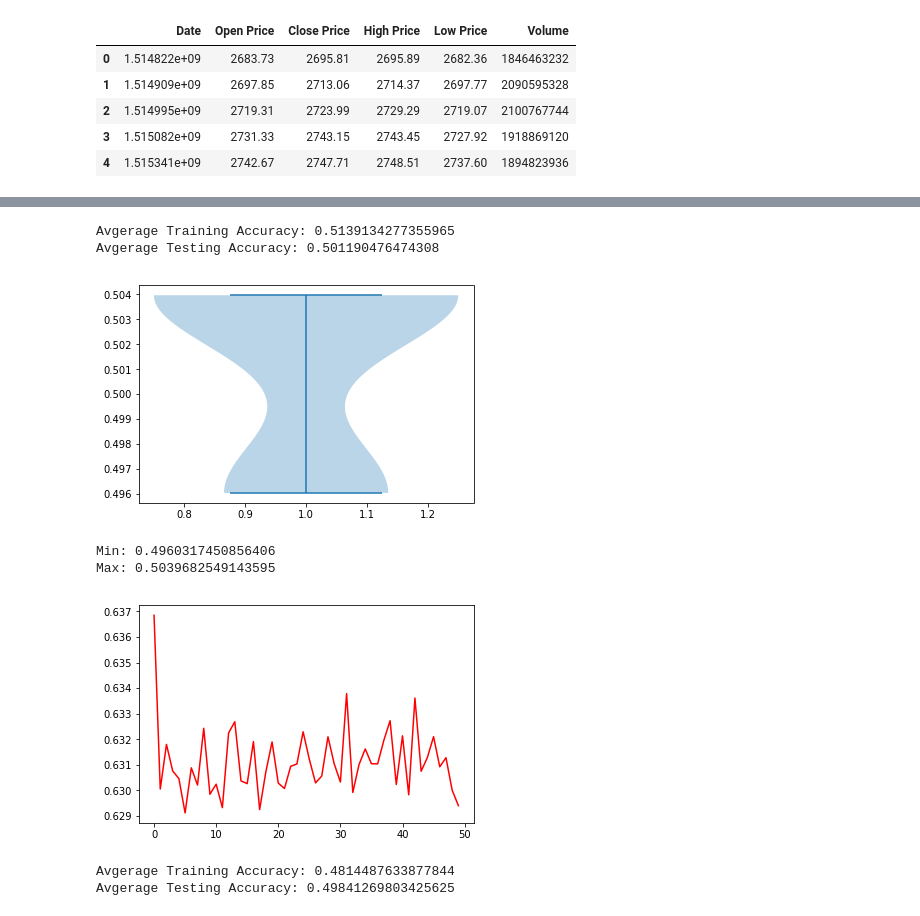
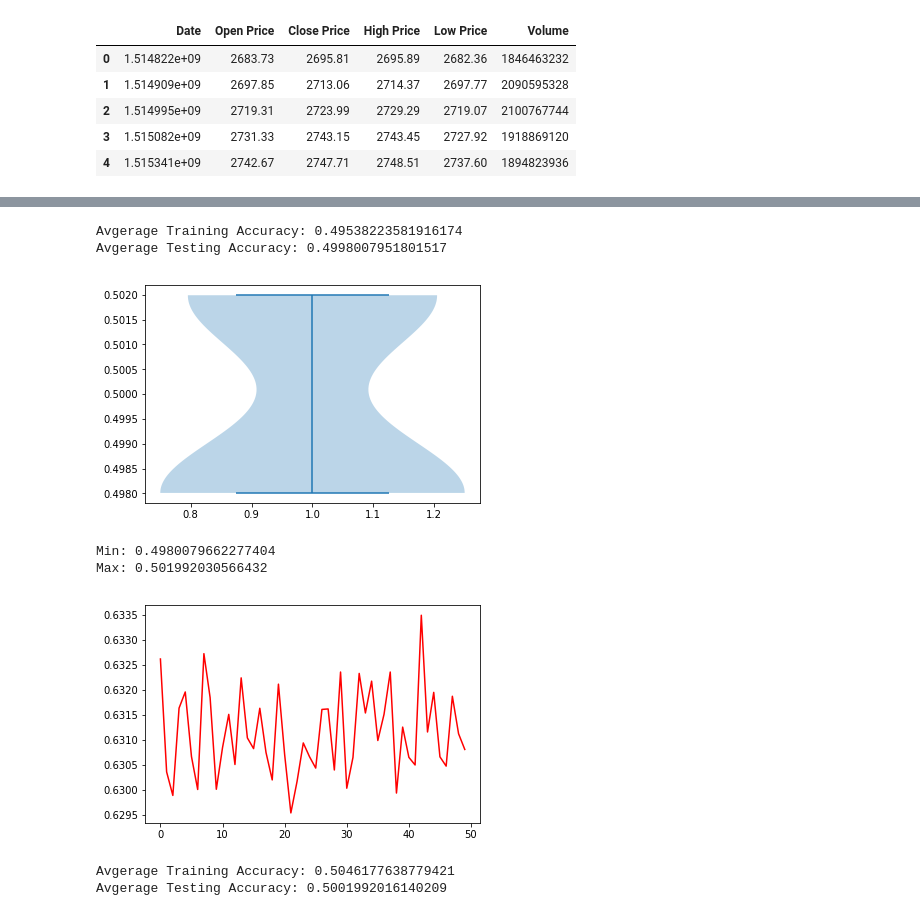
Before and after one commit to phoenix61231/data_analytics_hw3, a Jupyter notebook: hw3_Neural_Network.ipynb, the cells around one changed output, grey strips where cells are left out. Cells and saved outputs as stored; diff of their text form; code cells hidden in the pictures.

```diff
--- a/hw3_Neural_Network.ipynb
+++ b/hw3_Neural_Network.ipynb
@@ -31,6 +31,9 @@ test_data.insert(6,'movement',1)
 train_data.loc[train_mask, 'movement']=0
 test_data.loc[test_mask, 'movement']=0
 
+train_data['movement'] = train_data['movement'].shift(-1)
+test_data['movement'] = test_data['movement'].shift(-1)
+
 train_data['Date'] = train_data['Date'].map(lambda x:time.mktime(datetime.datetime.strptime(x, "%d-%b-%Y").timetuple()))
 test_data['Date'] = test_data['Date'].map(lambda x:time.mktime(datetime.datetime.strptime(x, "%d-%b-%Y").timetuple()))
 
@@ -45,4 +48,10 @@ train_data.head()
 # %%
+train_data = train_data.dropna()
+test_data = test_data.dropna()
+
+train_data['movement'] = train_data['movement'].astype('int_')
+test_data['movement'] = test_data['movement'].astype('int_')
+
 x_train = train_data.loc[:, train_data.columns != 'movement']
 y_train = train_data[['movement']]
 x_test = test_data.loc[:, test_data.columns != 'movement']
@@ -94,7 +107,7 @@ class_weight = {
 }
 # %%
 # train the parameters
-history = model.fit(x_train, y_train, epochs=6, batch_size=batch_size, class_weight=class_weight)
+history = model.fit(x_train, y_train, epochs=20, batch_size=batch_size, class_weight=class_weight)
 
 # evaluate accuracy
 train_acc = model.evaluate(x_train, y_train, batch_size=32)[1]
@@ -137,16 +159,16 @@ def train_and_evaluate(model, x_train, y_train, x_test, y_test, n=20):
 # %%
 _, test_accs = train_and_evaluate(model, x_train, y_train, x_test, y_test)
 # %% [output]
-Avgerage Training Accuracy: 0.5139134277355965
-Avgerage Testing Accuracy: 0.501190476474308
+Avgerage Training Accuracy: 0.49538223581916174
+Avgerage Testing Accuracy: 0.4998007951801517
 # %%
 plt.violinplot(test_accs)
 plt.show()
 # %% [output]
-[figure, old version]
+[figure, new version]
 # %%
 print('Min: %s' % np.min(test_accs))
 print('Max: %s' % np.max(test_accs))
 # %% [output]
-Min: 0.4960317450856406
-Max: 0.5039682549143595
+Min: 0.4980079662277404
+Max: 0.501992030566432
@@ -176,16 +198,14 @@ def build_model(hidden_units, activation, learning_rate):
 
 model = build_model(hidden_units, activation, learning_rate)
 # %%
-history = model.fit(
-    x_train, y_train, epochs=epochs, batch_size=batch_size,
-    class_weight=class_weight, verbose=False)
+history = model.fit(x_train, y_train, epochs=epochs, batch_size=batch_size, class_weight=class_weight, verbose=False)
 losses = history.history['loss']
 plt.plot(range(len(losses)), losses, 'r')
 plt.show()
 # %% [output]
-[figure, old version]
+[figure, new version]
 # %%
 _, __ = train_and_evaluate(model, x_train, y_train, x_test, y_test)
 # %% [output]
-Avgerage Training Accuracy: 0.4814487633877844
-Avgerage Testing Accuracy: 0.49841269803425625
+Avgerage Training Accuracy: 0.5046177638779421
+Avgerage Testing Accuracy: 0.5001992016140209
```
Also changed, not shown: parts of 7 cells of this notebook, 2 other files.
